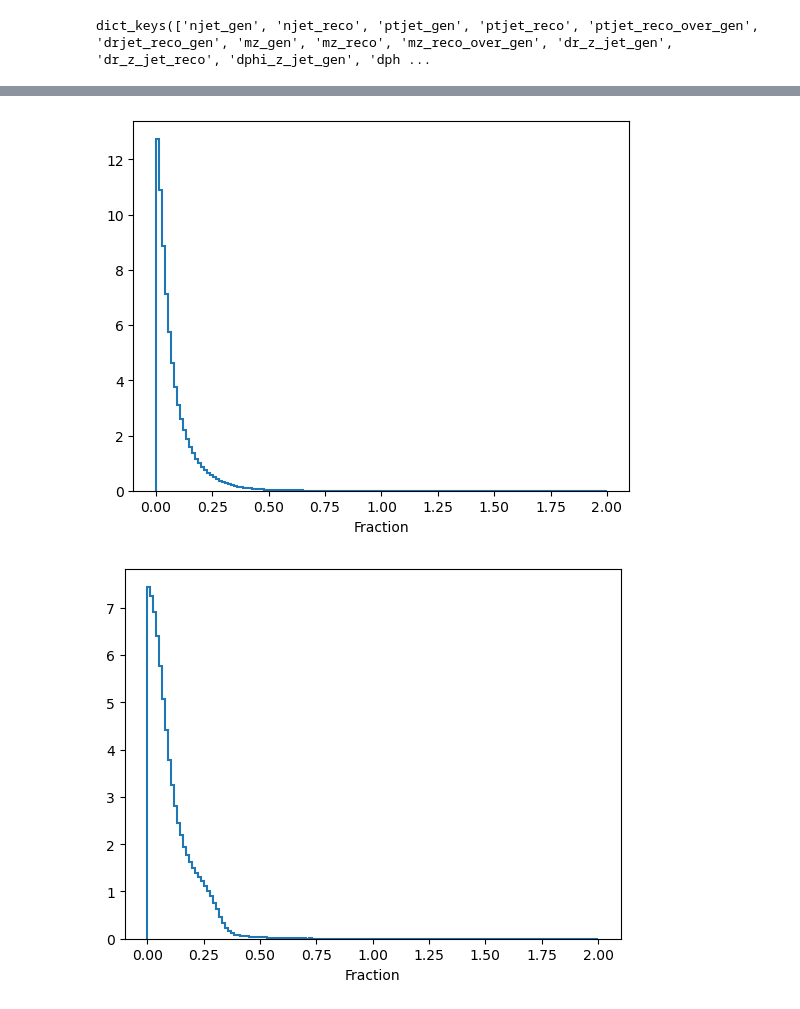
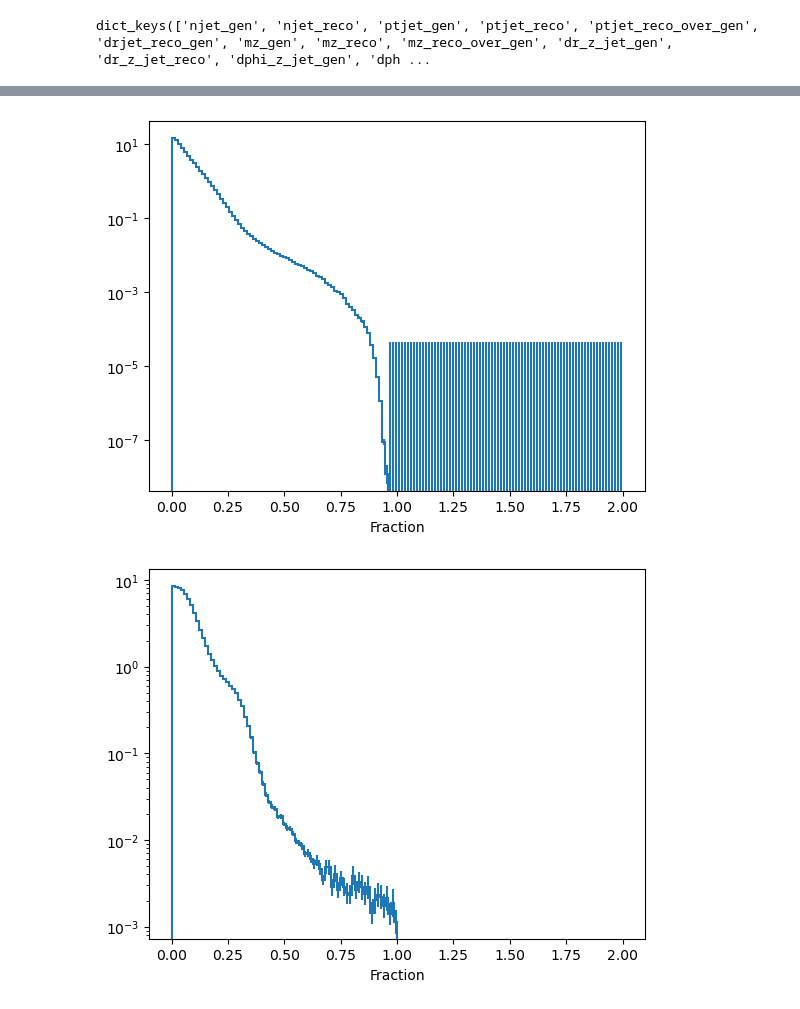
Before and after one commit to rappoccio/QJetMassUproot, a Jupyter notebook: response_maker_nanov9.ipynb, the cells around one changed output, grey strips where cells are left out. Cells and saved outputs as stored; diff of their text form; code cells hidden in the pictures.

```diff
--- a/response_maker_nanov9.ipynb
+++ b/response_maker_nanov9.ipynb
@@ -161,12 +161,14 @@ plt.show()
 # %%
 output['ptasym_z_jet_gen'].project("frac").plot(density=True)
+plt.yscale("log")
 plt.show()
 # %% [output]
-[figure, old version]
+[figure, new version]
 # %%
 output['ptasym_z_jet_reco'].project("frac").plot(density=True)
+plt.yscale("log")
 plt.show()
 # %% [output]
-[figure, old version]
+[figure, new version]
 # %%
 output['dr_z_jet_gen'].project("dr").plot(density=True)
```
Also changed, not shown: parts of 37 cells of this notebook, 3 other files.
